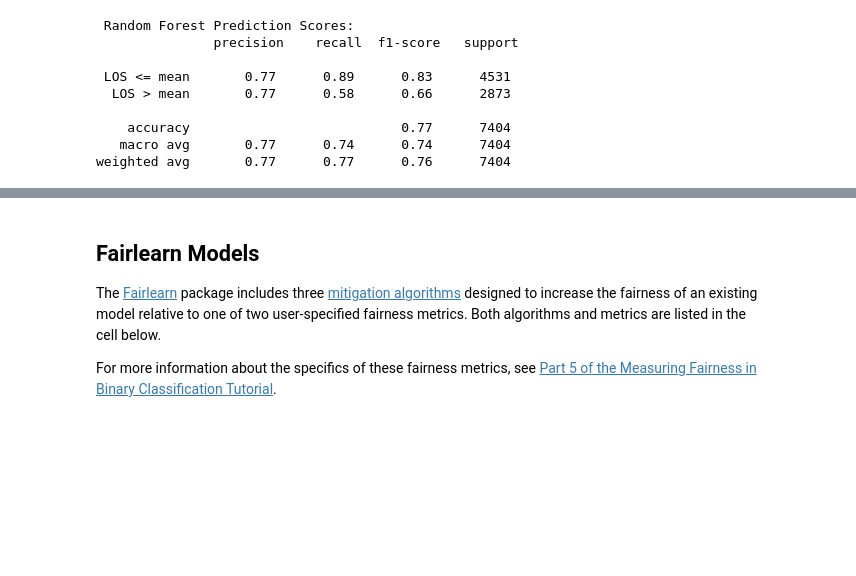
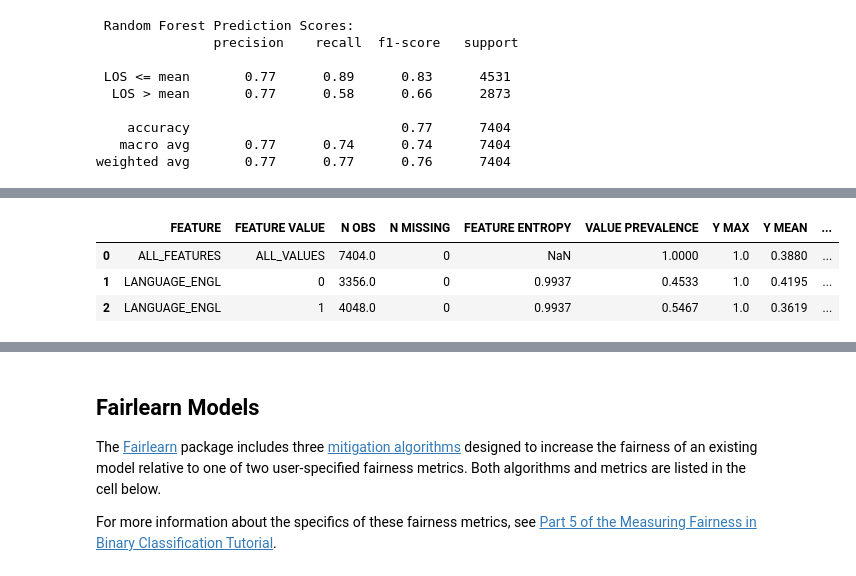
Before and after one commit to KenSciResearch/fairMLHealth, a Jupyter notebook: tutorials_and_examples/Example-Template-BinaryClassificationAssessment.ipynb, the cells around one changed output, grey strips where cells are left out. Cells and saved outputs as stored; diff of their text form; code cells hidden in the pictures; blank space fills up the shorter version.

```diff
--- a/tutorials_and_examples/Example-Template-BinaryClassificationAssessment.ipynb
+++ b/tutorials_and_examples/Example-Template-BinaryClassificationAssessment.ipynb
@@ -120,0 +127,7 @@ reports.flag(meas)
+# %%
+stratified_reports.data_report(X_test['LANGUAGE_ENGL'], y_test)
+# %% [output]
+|  | FEATURE | FEATURE VALUE | N OBS | N MISSING | FEATURE ENTROPY | VALUE PREVALENCE | Y MAX | Y MEAN | ... |
+| 0 | ALL_FEATURES | ALL_VALUES | 7404.0 | 0 | NaN | 1.0000 | 1.0 | 0.3880 | ... |
+| 1 | LANGUAGE_ENGL | 0 | 3356.0 | 0 | 0.9937 | 0.4533 | 1.0 | 0.4195 | ... |
+| 2 | LANGUAGE_ENGL | 1 | 4048.0 | 0 | 0.9937 | 0.5467 | 1.0 | 0.3619 | ... |
```
Also changed, not shown: parts of 22 cells of this notebook, 14 other files.
